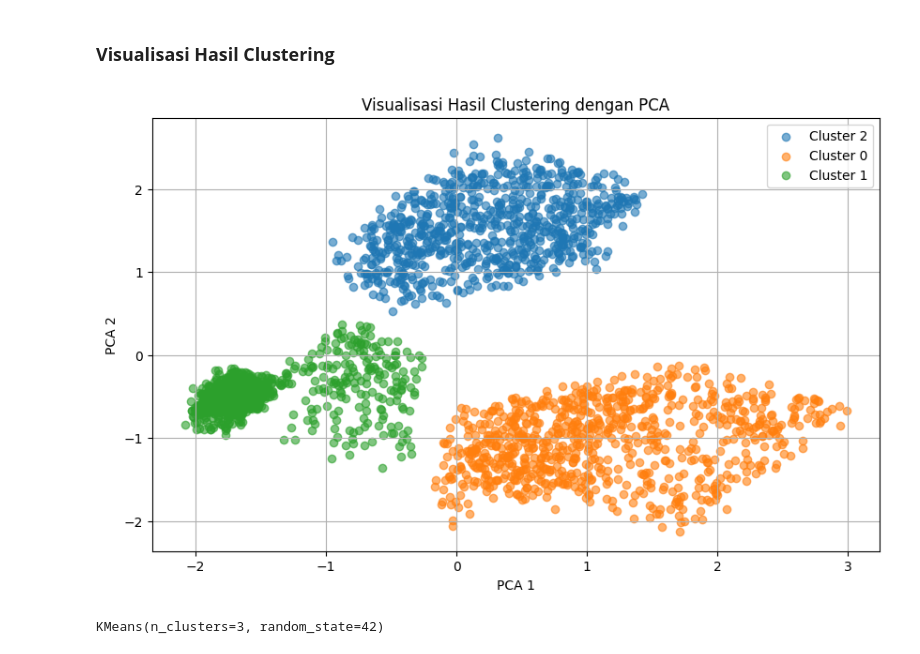
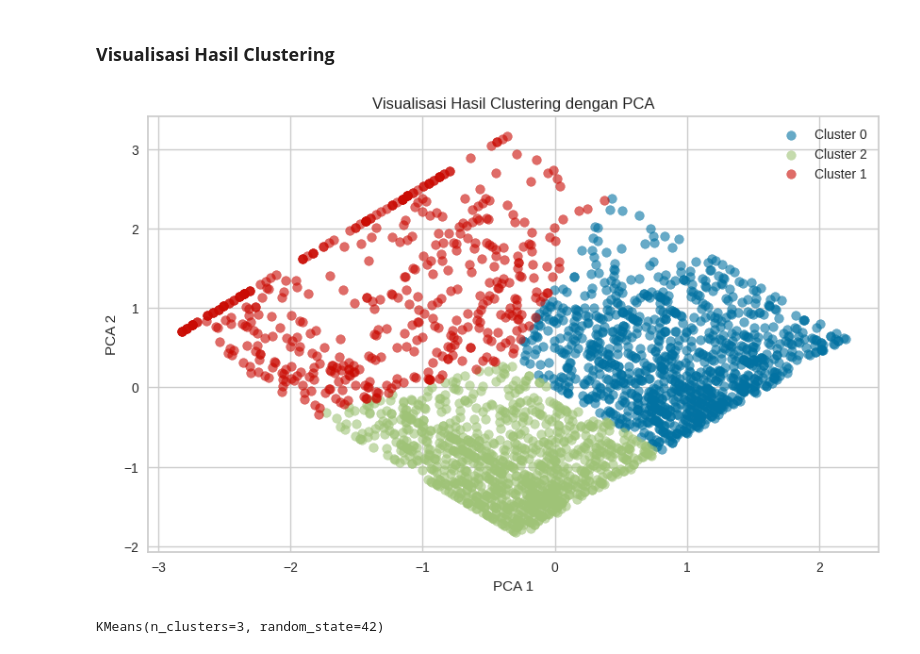
Before and after one commit to yovelakalista23/BMLP, a Jupyter notebook: [Clustering]_Subsmission_Akhir_BMLP_Yovela_Kalista_Avansa.ipynb, the cells around one changed output. Saved outputs shown, nothing was run; the diff lists cells and outputs as text; code cells hidden in the pictures.

```diff
--- a/[Clustering]_Subsmission_Akhir_BMLP_Yovela_Kalista_Avansa.ipynb
+++ b/[Clustering]_Subsmission_Akhir_BMLP_Yovela_Kalista_Avansa.ipynb
@@ -8,7 +8,7 @@ import matplotlib.pyplot as plt
 # %% [markdown]
 # **Memuat Dataset**
 # %%
-transaksi = pd.read_csv("https://raw.githubusercontent.com/yovelakalista23/BMLP/refs/heads/main/dataset/bank_transactions_data_2.csv")
+transaksi = pd.read_csv("https://raw.githubusercontent.com/yovelakalista23/BMLP/refs/heads/main/dataset_inisiasi.csv")
 transaksi.head()
 # %% [output]
 |  | TransactionID | AccountID | TransactionAmount | TransactionDate | TransactionType | Location | DeviceID | ... |
@@ -270,17 +263,14 @@ Menormalisasikan pada data numerik yaitu TransactionAmount, CustomerAge, Transac
 from sklearn.preprocessing import StandardScaler
 
 # Pilih kolom numerik untuk dinormalisasi
-numerical_columns = [
-    'TransactionAmount', 'CustomerAge', 'TransactionDuration',
-    'LoginAttempts', 'AccountBalance'
-]
+numerical_columns = ['TransactionAmount', 'CustomerAge']
 
 # Inisialisasi StandardScaler
 scaler = StandardScaler()
 
 # Terapkan normalisasi pada kolom numerik
-transaksi_relevant[numerical_columns] = scaler.fit_transform(transaksi_relevant[numerical_columns])
+transaksi[numerical_columns] = scaler.fit_transform(transaksi[numerical_columns])
 
 # Cek hasilnya
-print(transaksi_relevant.head())
+print(transaksi.head())
 # %% [output]
@@ -480,3 +379,14 @@ print(transaksi_encoded.head())
 Pada tahap ini, dilakukan pembuatan model clustering awal menggunakan algoritma KMeans. Model ini bertujuan untuk melihat bagaimana data dapat dikelompokkan berdasarkan fitur-fitur yang tersedia, tanpa menentukan jumlah cluster optimal terlebih dahulu.
 
 Model ini digunakan sebagai percobaan awal untuk melihat hasil pengelompokan data, sebelum dilakukan evaluasi untuk menentukan jumlah cluster yang paling optimal.
+# %%
+# 2. Setelah lihat grafik dan pilih k (misal k=3)
+k_optimal = 3
+kmeans = KMeans(n_clusters=k_optimal, random_state=42)
+clusters = kmeans.fit_predict(features)
+
+# 3. Tambahkan hasil cluster ke dataset
+transaksi['Cluster'] = clusters
+
+# 4. Cek hasil
+print(transaksi.head())
@@ -517,0 +428,8 @@ Name: count, dtype: int64
+# %%
+from yellowbrick.cluster import KElbowVisualizer
+
+# Metode Elbow untuk menentukan k optimal
+kmeans = KMeans()
+visualizer = KElbowVisualizer(kmeans, k=(1, 11))
+visualizer.fit(features)
+visualizer.show()
@@ -530,32 +481,32 @@ Hasil evaluasi ini akan digunakan untuk membangun model clustering yang lebih op
 # %%
 import matplotlib.pyplot as plt
 from sklearn.decomposition import PCA
 
 # Drop kolom non-numerik untuk visualisasi (seperti 'AgeGroup', dst)
-X_numeric = transaksi_encoded.copy()
+X_numeric = transaksi.copy()
 
 # Lakukan PCA untuk mereduksi ke 2 dimensi
 pca = PCA(n_components=2)
-pca_result = pca.fit_transform(X_numeric)
+pca_result = pca.fit_transform(features)
 
 # Tambahkan hasil PCA ke DataFrame
-transaksi_encoded['PCA1'] = pca_result[:, 0]
-transaksi_encoded['PCA2'] = pca_result[:, 1]
+transaksi['PCA1'] = pca_result[:, 0]
+transaksi['PCA2'] = pca_result[:, 1]
 
 # Visualisasi hasil clustering
 plt.figure(figsize=(10, 6))
-for cluster in transaksi_encoded['Cluster'].unique():
-    subset = transaksi_encoded[transaksi_encoded['Cluster'] == cluster]
+for cluster in transaksi['Cluster'].unique():
+    subset = transaksi[transaksi['Cluster'] == cluster]
     plt.scatter(subset['PCA1'], subset['PCA2'], label=f'Cluster {cluster}', alpha=0.6)
 
 plt.title('Visualisasi Hasil Clustering dengan PCA')
 plt.xlabel('PCA 1')
 plt.ylabel('PCA 2')
 plt.legend()
 plt.grid(True)
 plt.show()
 # %% [output]
-[figure, old version]
+[figure, new version]
 # %%
 from sklearn.cluster import KMeans
 
```
Also changed, not shown: parts of 39 cells of this notebook.
